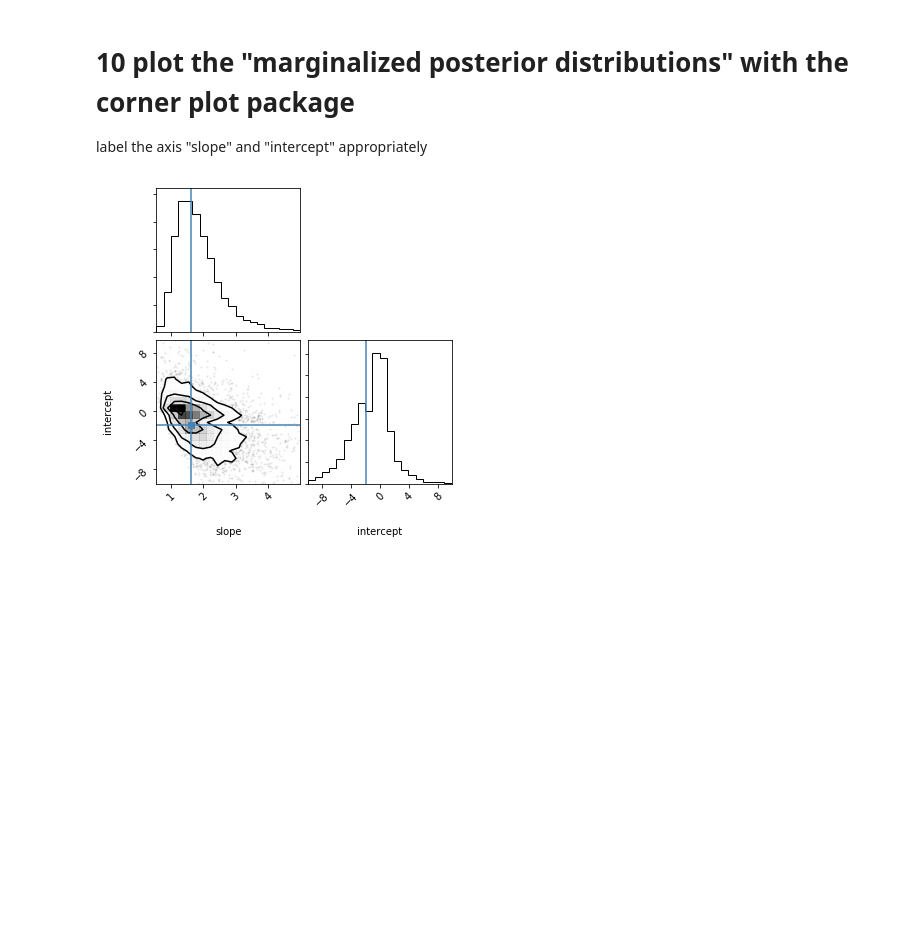
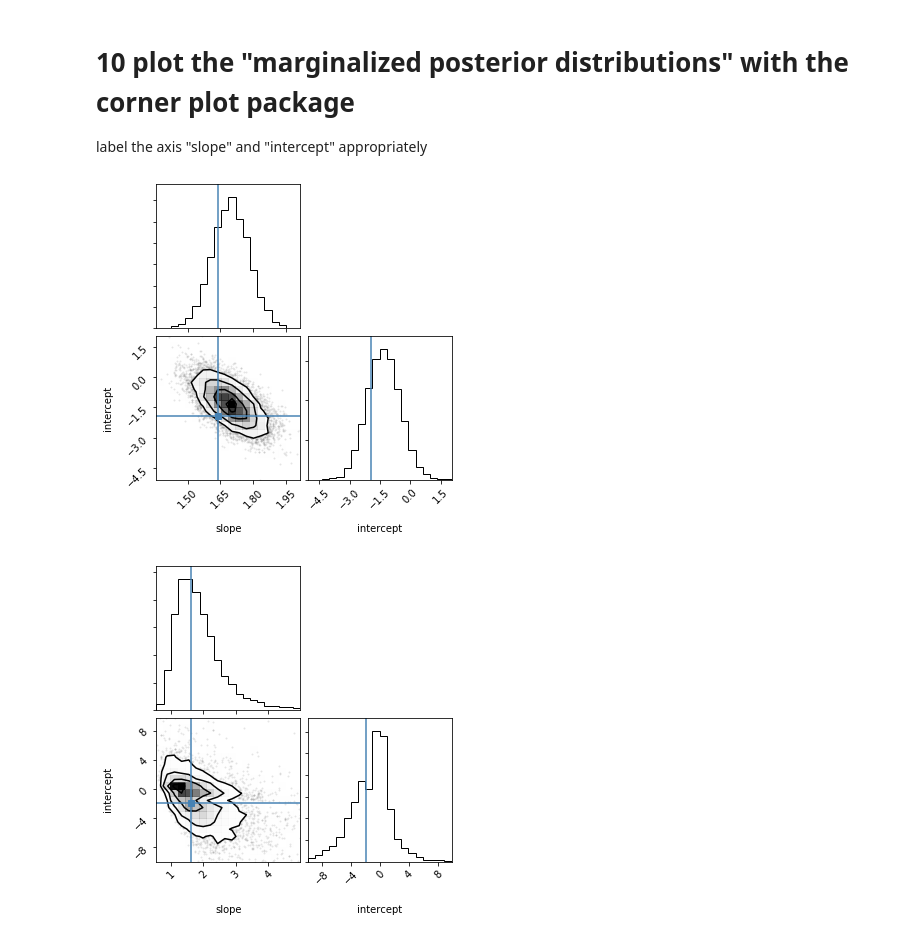
Before and after one commit to narayan-paudel/DSPS_EPAUDEL, a Jupyter notebook: HW7_ePaudel/LRtestAndMCMC.ipynb, the cells around one changed output. Cells and saved outputs as stored; diff of their text form; code cells hidden in the pictures; blank space fills up the shorter version.

```diff
--- a/HW7_ePaudel/LRtestAndMCMC.ipynb
+++ b/HW7_ePaudel/LRtestAndMCMC.ipynb
@@ -388,6 +446,12 @@ Requirement already satisfied: setuptools in /usr/local/lib/python3.6/dist-packa
 # %% [markdown]
 # 10 plot the "marginalized posterior distributions" with the corner plot package
 label the axis "slope" and "intercept" appropriately
+# %%
+flat_samples = sampler.get_chain(discard=100, thin=15, flat=True)
+# %%
+fig = corner.corner(flat_samples, labels=['slope', 'intercept'], truths=[1.64, -1.94])
+# %% [output]
+[figure, added]
 # %%
 # %% [output]
 [figure]
```
Also changed, not shown: parts of 28 cells of this notebook.
